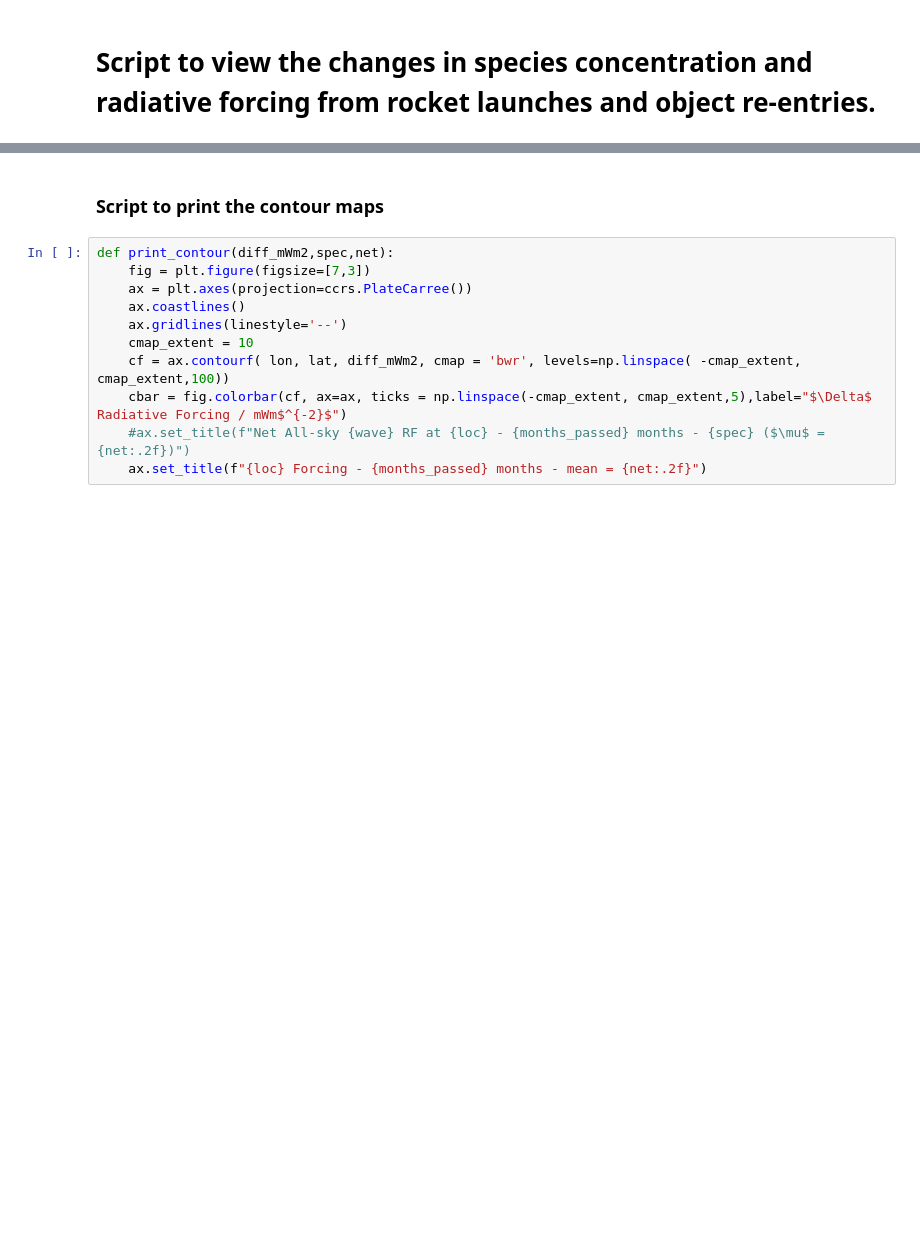
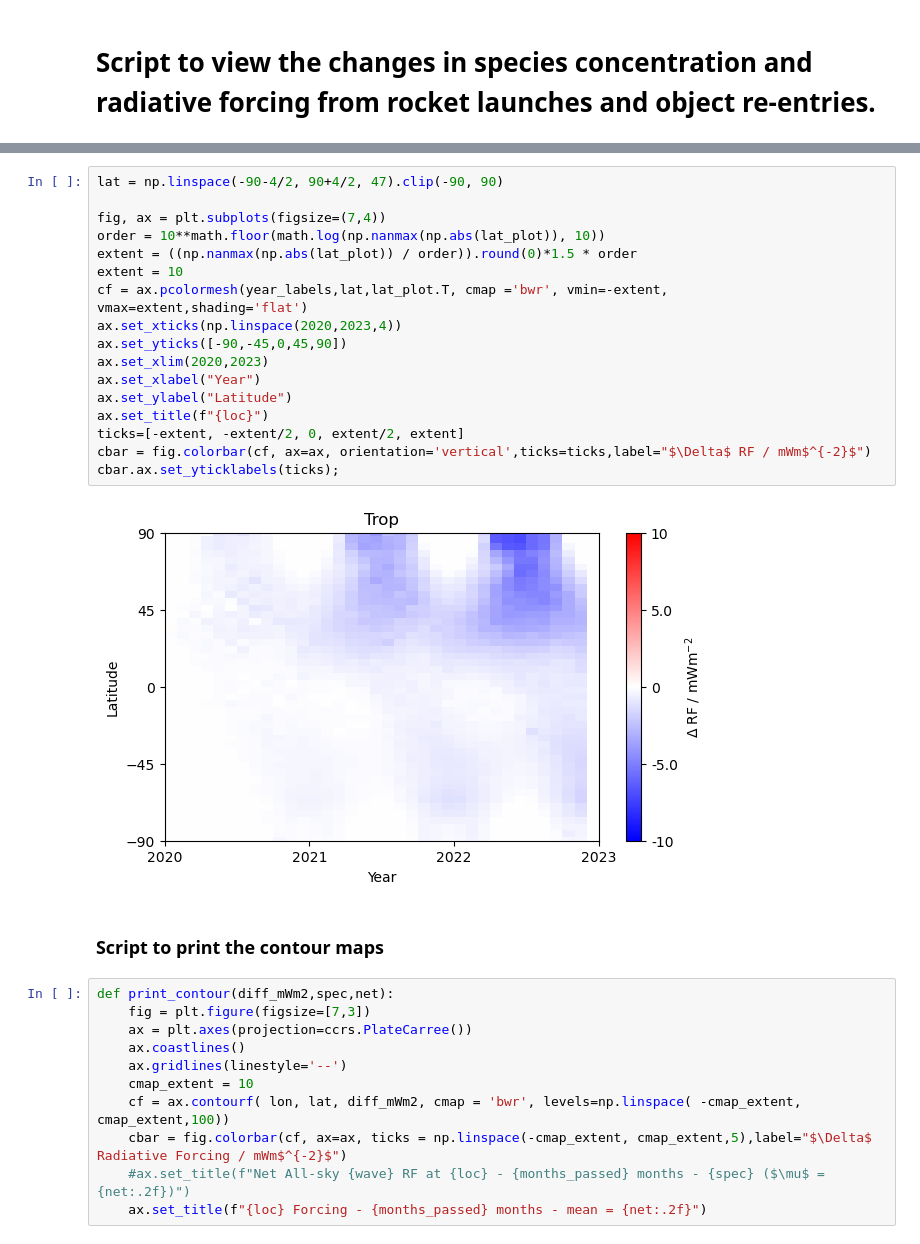
Before and after one commit to cbarker211/rocket-rundir, a Jupyter notebook: OutputDir/rad_forcing_output.ipynb, the cells around one changed output, grey strips where cells are left out. Drawn from its saved outputs; the diff is of its cells as text; blank space fills up the shorter version.

```diff
--- a/OutputDir/rad_forcing_output.ipynb
+++ b/OutputDir/rad_forcing_output.ipynb
@@ -31,3 +65,22 @@ rad_diff = np.zeros((len(locs),len(species)))
+# %%
+lat = np.linspace(-90-4/2, 90+4/2, 47).clip(-90, 90)
+
+fig, ax = plt.subplots(figsize=(7,4))
+order = 10**math.floor(math.log(np.nanmax(np.abs(lat_plot)), 10))
+extent = ((np.nanmax(np.abs(lat_plot)) / order)).round(0)*1.5 * order
+extent = 10
+cf = ax.pcolormesh(year_labels,lat,lat_plot.T, cmap ='bwr', vmin=-extent, vmax=extent,shading='flat')
+ax.set_xticks(np.linspace(2020,2023,4))
+ax.set_yticks([-90,-45,0,45,90])
+ax.set_xlim(2020,2023)
+ax.set_xlabel("Year")
+ax.set_ylabel("Latitude")
+ax.set_title(f"{loc}")
+ticks=[-extent, -extent/2, 0, extent/2, extent]
+cbar = fig.colorbar(cf, ax=ax, orientation='vertical',ticks=ticks,label="$\Delta$ RF / mWm$^{-2}$")
+cbar.ax.set_yticklabels(ticks);
+# %% [output]
+[figure, added]
 # %% [markdown]
 ### Script to print the contour maps
 # %%
```
Also changed, not shown: parts of 4 cells of this notebook, 30 other files.
